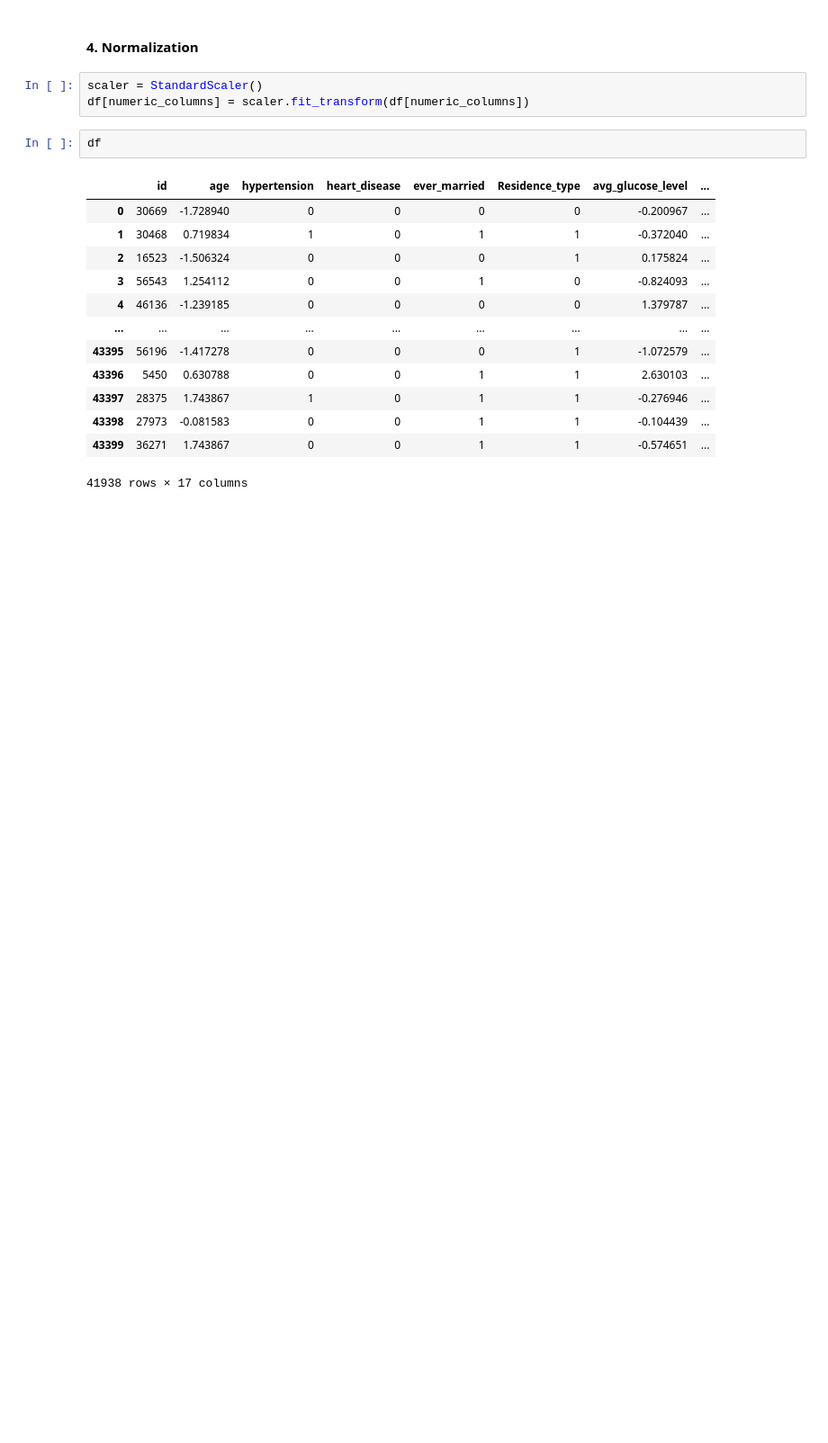
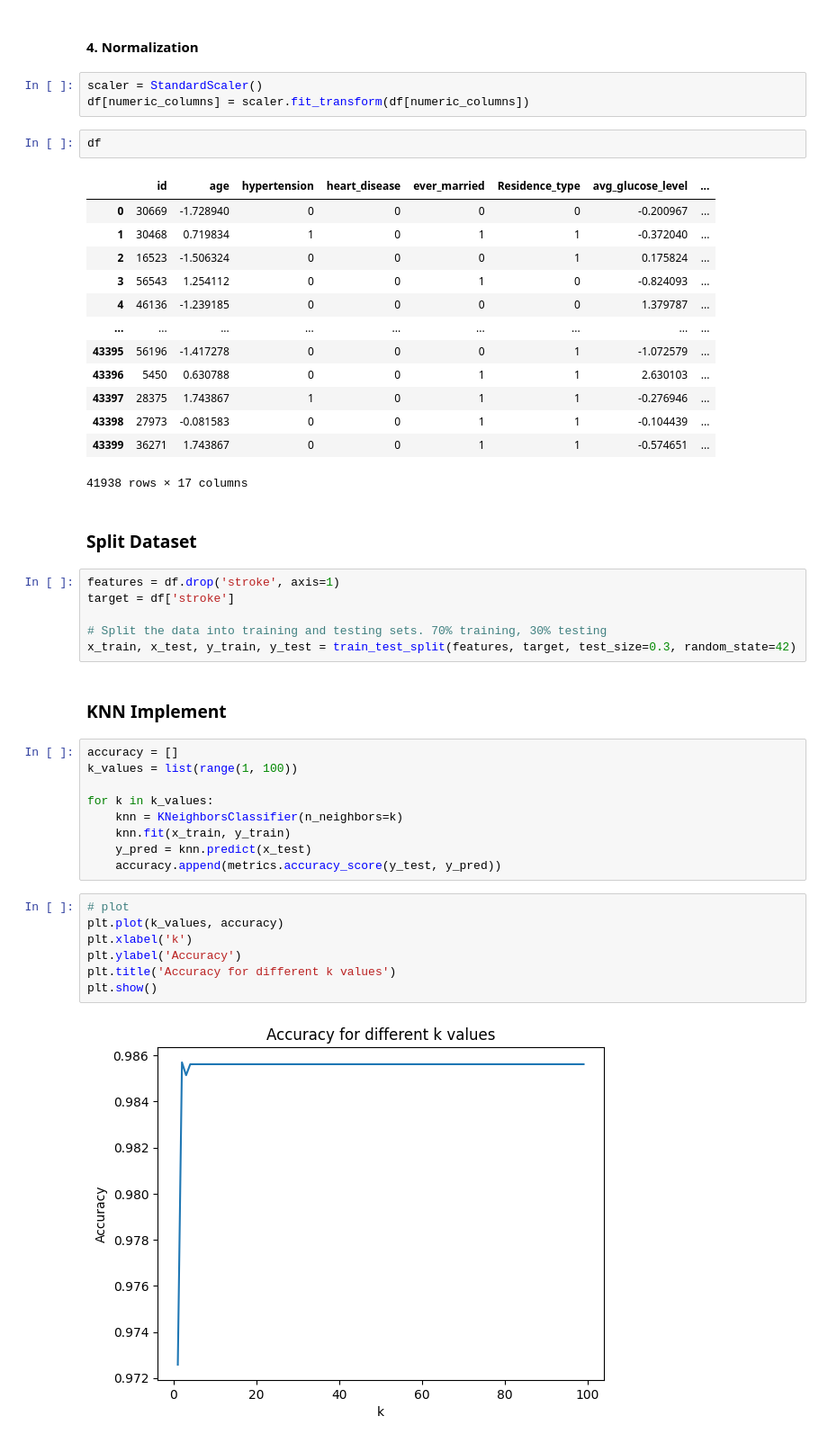
Before and after one commit to ILoveBacteria/machine-learning-assignments, a Jupyter notebook: assignment1/q1.ipynb, the cells around one changed output. Shown at 90% size. Saved outputs shown, nothing was run; the diff lists cells and outputs as text; blank space fills up the shorter version.

Commit message:
Add KNN accuracy test

```diff
--- a/assignment1/q1.ipynb
+++ b/assignment1/q1.ipynb
@@ -385,3 +386,31 @@ df
 | 43398 | 27973 | -0.081583 | 0 | 0 | 1 | 1 | -0.104439 | ... |
 | 43399 | 36271 | 1.743867 | 0 | 0 | 1 | 1 | -0.574651 | ... |
 41938 rows × 17 columns
+# %% [markdown]
+### Split Dataset
+# %%
+features = df.drop('stroke', axis=1)
+target = df['stroke']
+
+# Split the data into training and testing sets. 70% training, 30% testing
+x_train, x_test, y_train, y_test = train_test_split(features, target, test_size=0.3, random_state=42)
+# %% [markdown]
+### KNN Implement
+# %%
+accuracy = []
+k_values = list(range(1, 100))
+
+for k in k_values:
+    knn = KNeighborsClassifier(n_neighbors=k)
+    knn.fit(x_train, y_train)
+    y_pred = knn.predict(x_test)
+    accuracy.append(metrics.accuracy_score(y_test, y_pred))
+# %%
+# plot
+plt.plot(k_values, accuracy)
+plt.xlabel('k')
+plt.ylabel('Accuracy')
+plt.title('Accuracy for different k values')
+plt.show()
+# %% [output]
+[figure, added]
```
Also changed, not shown: parts of 1 cell of this notebook.
